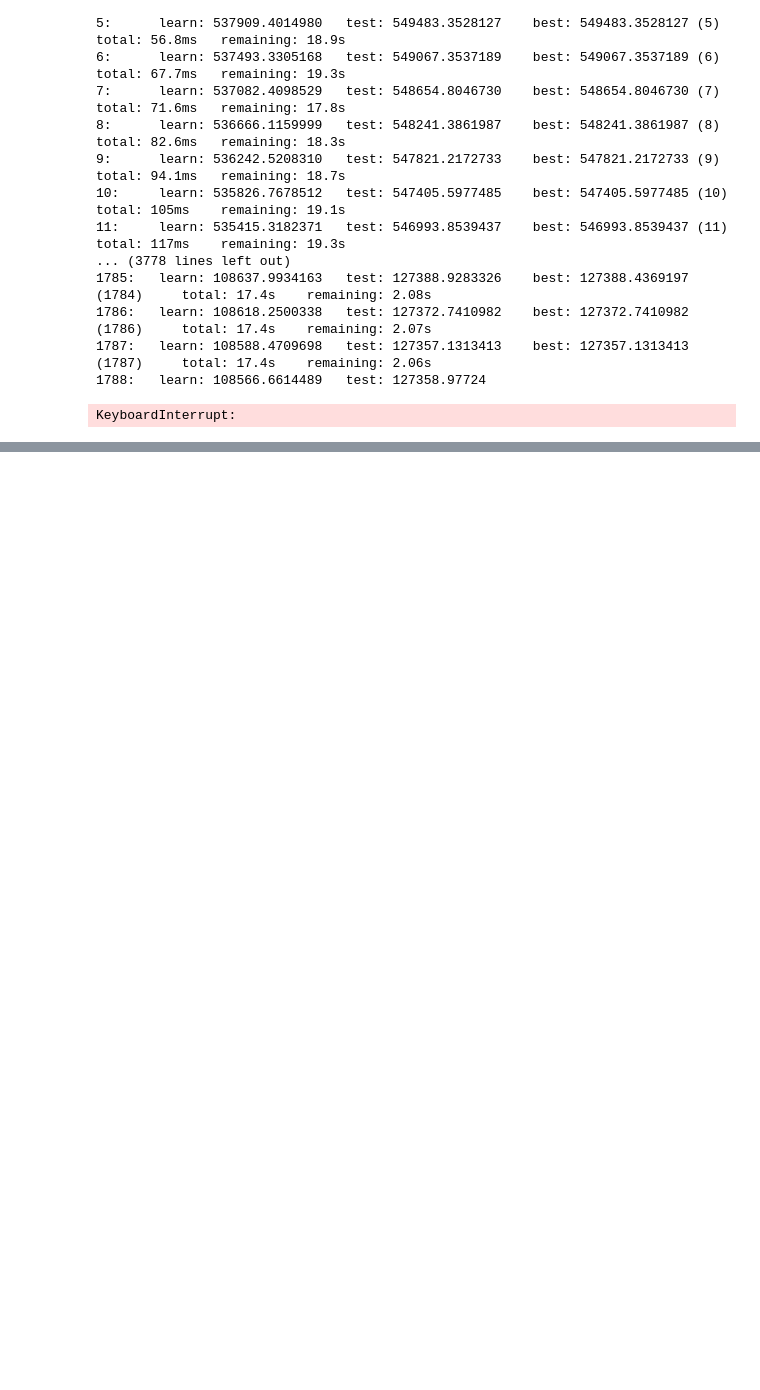
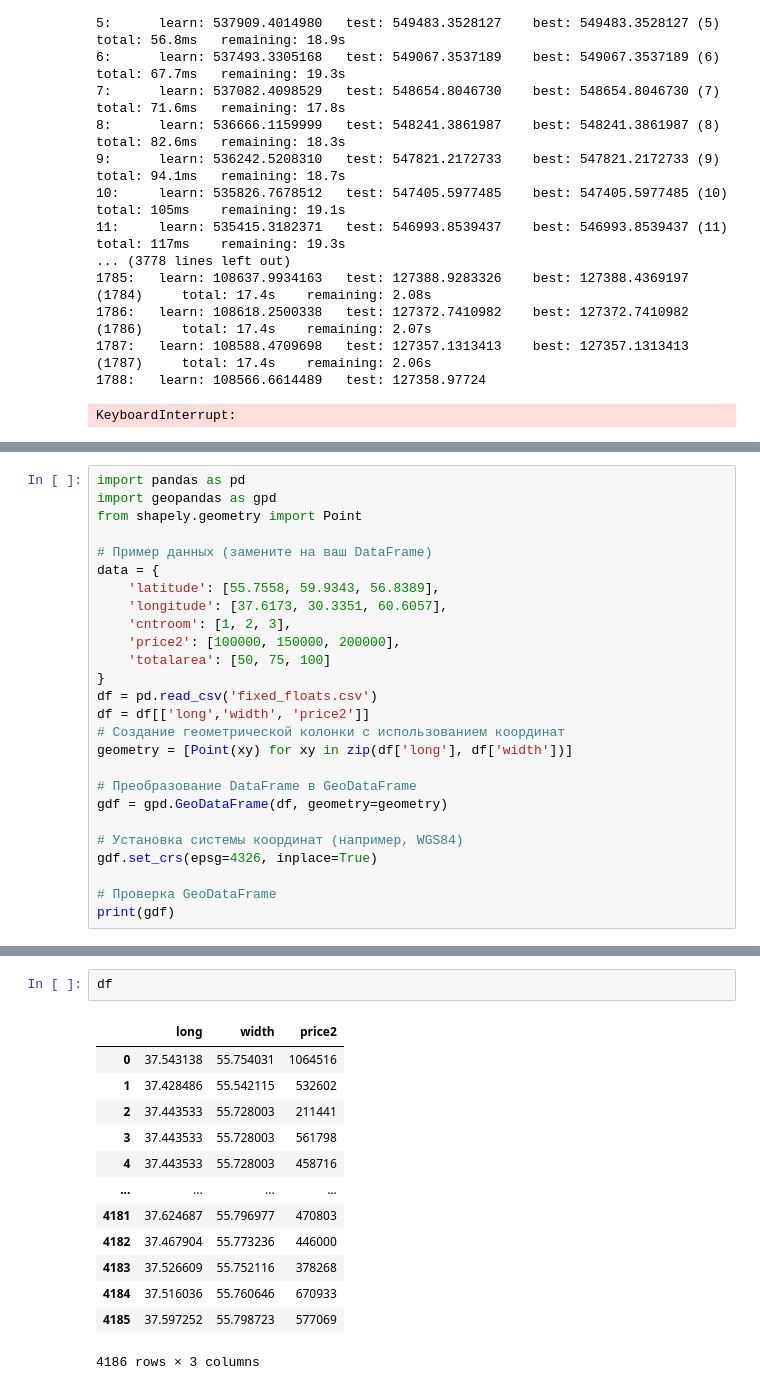
Before and after one commit to ShirinKhan1/web_floor_analysis, a Jupyter notebook: webanalysis/func/catboost.ipynb, the cells around one changed output, grey strips where cells are left out. Cells and saved outputs as stored; diff of their text form; blank space fills up the shorter version.

```diff
--- a/webanalysis/func/catboost.ipynb
+++ b/webanalysis/func/catboost.ipynb
@@ -205,0 +286,26 @@ KeyboardInterrupt:
+# %%
+import pandas as pd
+import geopandas as gpd
+from shapely.geometry import Point
+
+# Пример данных (замените на ваш DataFrame)
+data = {
+    'latitude': [55.7558, 59.9343, 56.8389],
+    'longitude': [37.6173, 30.3351, 60.6057],
+    'cntroom': [1, 2, 3],
+    'price2': [100000, 150000, 200000],
+    'totalarea': [50, 75, 100]
+}
+df = pd.read_csv('fixed_floats.csv')
+df = df[['long','width', 'price2']]
+# Создание геометрической колонки с использованием координат
+geometry = [Point(xy) for xy in zip(df['long'], df['width'])]
+
+# Преобразование DataFrame в GeoDataFrame
+gdf = gpd.GeoDataFrame(df, geometry=geometry)
+
+# Установка системы координат (например, WGS84)
+gdf.set_crs(epsg=4326, inplace=True)
+
+# Проверка GeoDataFrame
+print(gdf)
@@ -205,0 +327,16 @@ KeyboardInterrupt:
+# %%
+df
+# %% [output]
+|  | long | width | price2 |
+| 0 | 37.543138 | 55.754031 | 1064516 |
+| 1 | 37.428486 | 55.542115 | 532602 |
+| 2 | 37.443533 | 55.728003 | 211441 |
+| 3 | 37.443533 | 55.728003 | 561798 |
+| 4 | 37.443533 | 55.728003 | 458716 |
+| ... | ... | ... | ... |
+| 4181 | 37.624687 | 55.796977 | 470803 |
+| 4182 | 37.467904 | 55.773236 | 446000 |
+| 4183 | 37.526609 | 55.752116 | 378268 |
+| 4184 | 37.516036 | 55.760646 | 670933 |
+| 4185 | 37.597252 | 55.798723 | 577069 |
+4186 rows × 3 columns
```
Also changed, not shown: parts of 13 cells of this notebook, 10 other files.
